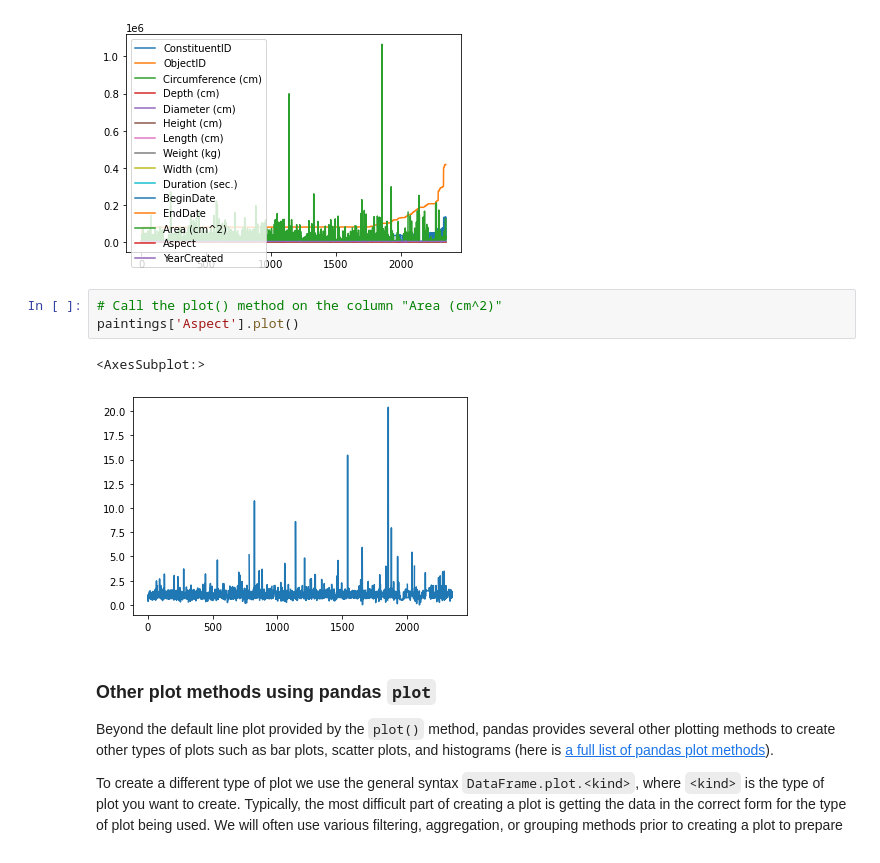
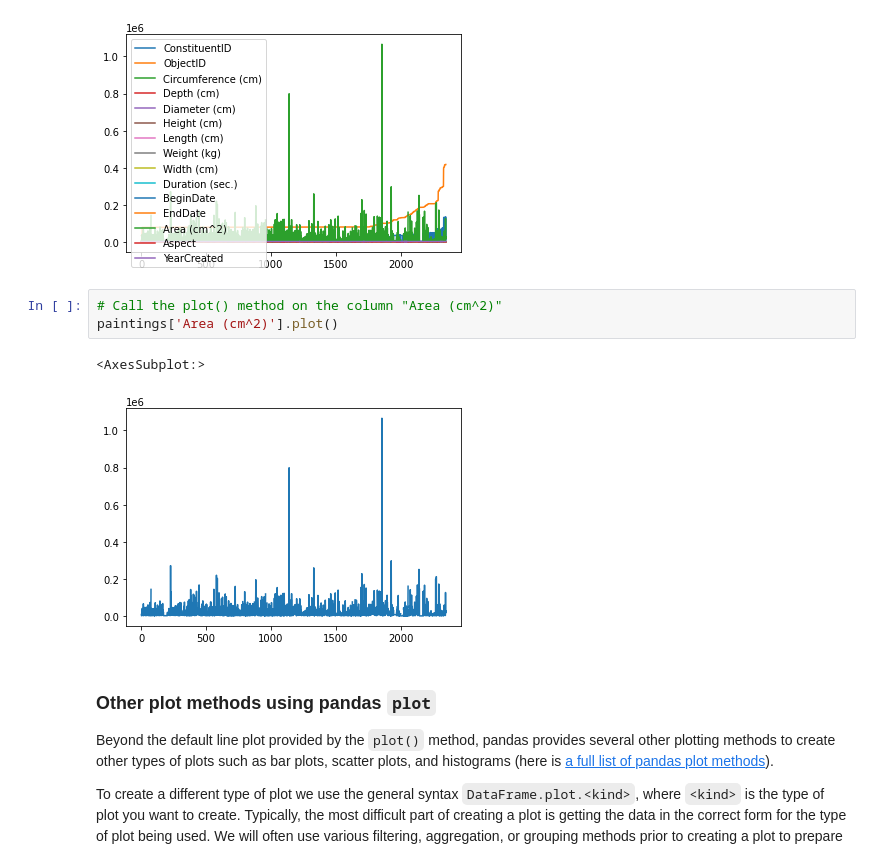
Before and after one commit to ncsu-libraries-data-vis/python-open-labs, a Jupyter notebook: Open_Lab_5_visualization_with_pandas/filled_Open_Lab_5_visualization_with_pandas.ipynb, the cells around one changed output. Saved outputs shown, nothing was run; the diff lists cells and outputs as text.

```diff
--- a/Open_Lab_5_visualization_with_pandas/filled_Open_Lab_5_visualization_with_pandas.ipynb
+++ b/Open_Lab_5_visualization_with_pandas/filled_Open_Lab_5_visualization_with_pandas.ipynb
@@ -84,10 +84,10 @@ paintings.plot()
 [figure]
 # %%
 # Call the plot() method on the column "Area (cm^2)"
-paintings['Aspect'].plot()
+paintings['Area (cm^2)'].plot()
 # %% [output]
 <AxesSubplot:>
-[figure, old version]
+[figure, new version]
 # %% [markdown]
 ### Other plot methods using pandas `plot`
 
```
Also changed, not shown: parts of 28 cells of this notebook.
